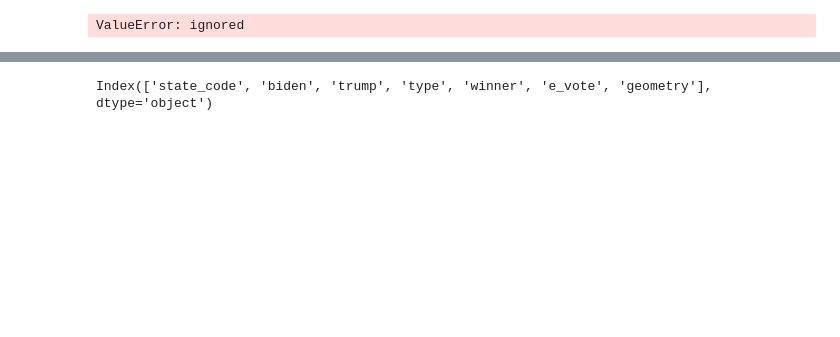
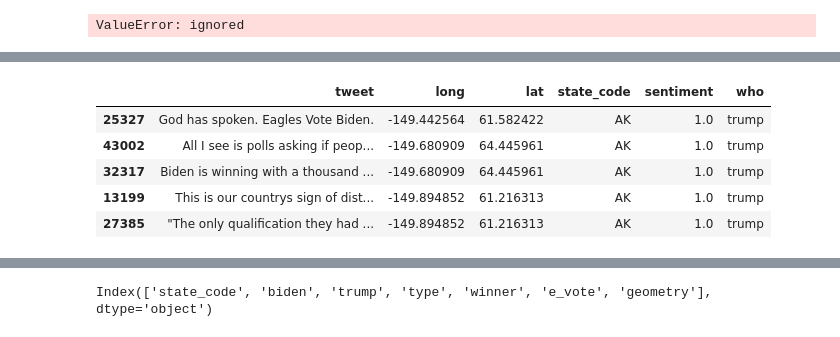
Before and after one commit to sydney-machine-learning/sentimentanalysis-USelections, a Jupyter notebook: main.ipynb, the cells around one changed output, grey strips where cells are left out. Drawn from its saved outputs; the diff is of its cells as text; code cells hidden in the pictures; blank space fills up the shorter version.

```diff
--- a/main.ipynb
+++ b/main.ipynb
@@ -1028,2 +1028,2 @@ The parameter `return_dict` cannot be set in graph mode and will always be set t
 # %%
-model.fit(train_data, epochs=1, verbose = 0, validation_data=validation_data, callbacks=[red_lr, mcp_save])
+model.fit(train_data, epochs=2, verbose = 0, validation_data=validation_data, callbacks=[red_lr, mcp_save])
@@ -1062,7 +1041,7 @@ finetuned_bert = tf.keras.models.load_model('/content/drive/MyDrive/US_elections
 # %%
 finetuned_bert.save_weights('/content/drive/MyDrive/US_elections/test.h5')
 # %%
-model.load_weights('/content/drive/MyDrive/US_elections/test.h5')
+model.load_weights('/content/drive/MyDrive/US_elections/mdl_wts.hdf5')
 # %% [output]
 ValueError: ignored
 # %%
@@ -1156,5 +1153,14 @@ def emotion_classify(tweet_list):
     return labels
 # %%
 balance_data_df['sentiment'] = emotion_classify(list(balance_data_df['tweet']))
+# %%
+balance_data_df.tail()
+# %% [output]
+|  | tweet | long | lat | state_code | sentiment | who |
+| 25327 | God has spoken. Eagles Vote Biden. | -149.442564 | 61.582422 | AK | 1.0 | trump |
+| 43002 | All I see is polls asking if peop... | -149.680909 | 64.445961 | AK | 1.0 | trump |
+| 32317 | Biden is winning with a thousand ... | -149.680909 | 64.445961 | AK | 1.0 | trump |
+| 13199 | This is our countrys sign of dist... | -149.894852 | 61.216313 | AK | 1.0 | trump |
+| 27385 | "The only qualification they had ... | -149.894852 | 61.216313 | AK | 1.0 | trump |
 # %%
 len(states_list)
```
Also changed, not shown: parts of 31 cells of this notebook.
